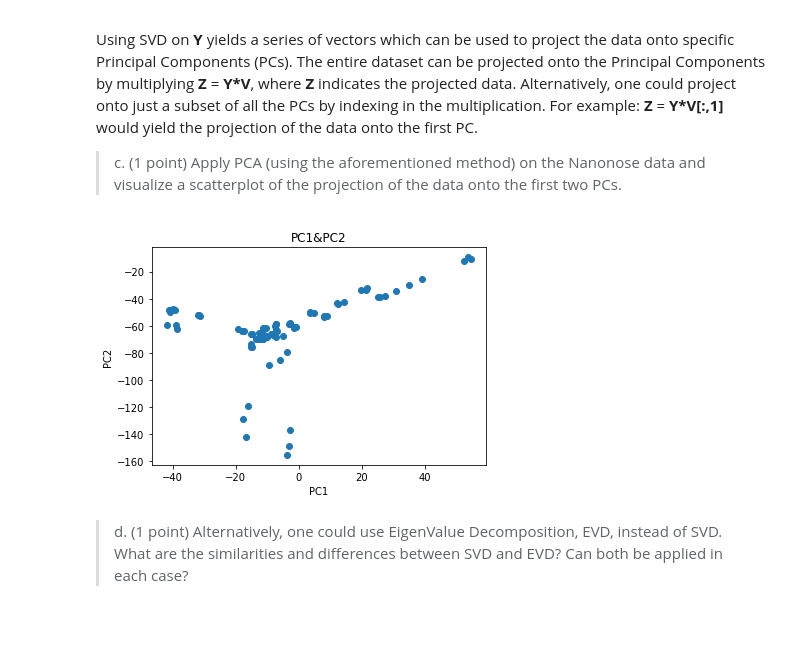
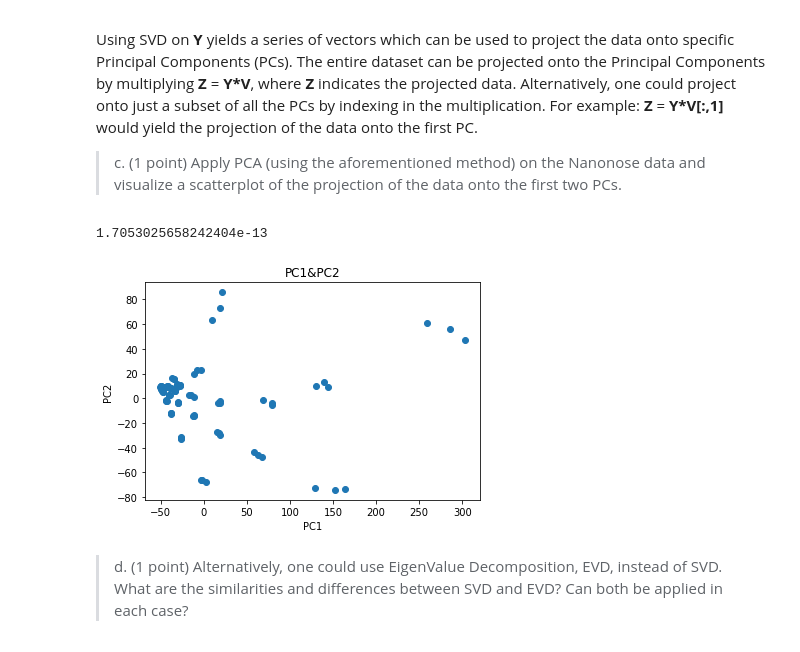
Before and after one commit to obp3ter/Data-Mining, a Jupyter notebook: Assignment_1.ipynb, the cells around one changed output. Drawn from its saved outputs; the diff is of its cells as text; code cells hidden in the pictures.

```diff
--- a/Assignment_1.ipynb
+++ b/Assignment_1.ipynb
@@ -358,19 +358,23 @@ Using SVD on **Y** yields a series of vectors which can be used to project the d
 > c. (1 point)  Apply PCA (using the aforementioned method) on the Nanonose data and visualize a scatterplot of the projection of the data onto the first two PCs.
 # %%
 u=np.mean(sMatrix, axis=0)
+u.shape = 1,8
+Y=sMatrix-np.ones((90,1)).dot(u)
 
-Y=sMatrix-np.ones(8).dot(u)
-u, s, v = np.linalg.svd(Y)
-Z0=Y.dot(v[:,1])
-Z1=Y.dot(v[:,2])
+print(Y[:,0].sum())
+u, s, vh = np.linalg.svd(Y)
+v=np.transpose(vh)
+Z0=Y.dot(v[:,0])
+Z1=Y.dot(v[:,1])
 %matplotlib inline
 plt.scatter(Z0,Z1)
 plt.title("PC1&PC2")
 plt.xlabel("PC1")
 plt.ylabel("PC2")
 plt.show()
 # %% [output]
+1.7053025658242404e-13
-[figure, old version]
+[figure, new version]
 # %% [markdown]
 > d. (1 point) Alternatively, one could use EigenValue Decomposition, EVD, instead of SVD. What are the similarities and differences between SVD and EVD? Can both be applied in each case?
 # %% [markdown]
```
Also changed, not shown: parts of 8 cells of this notebook.
